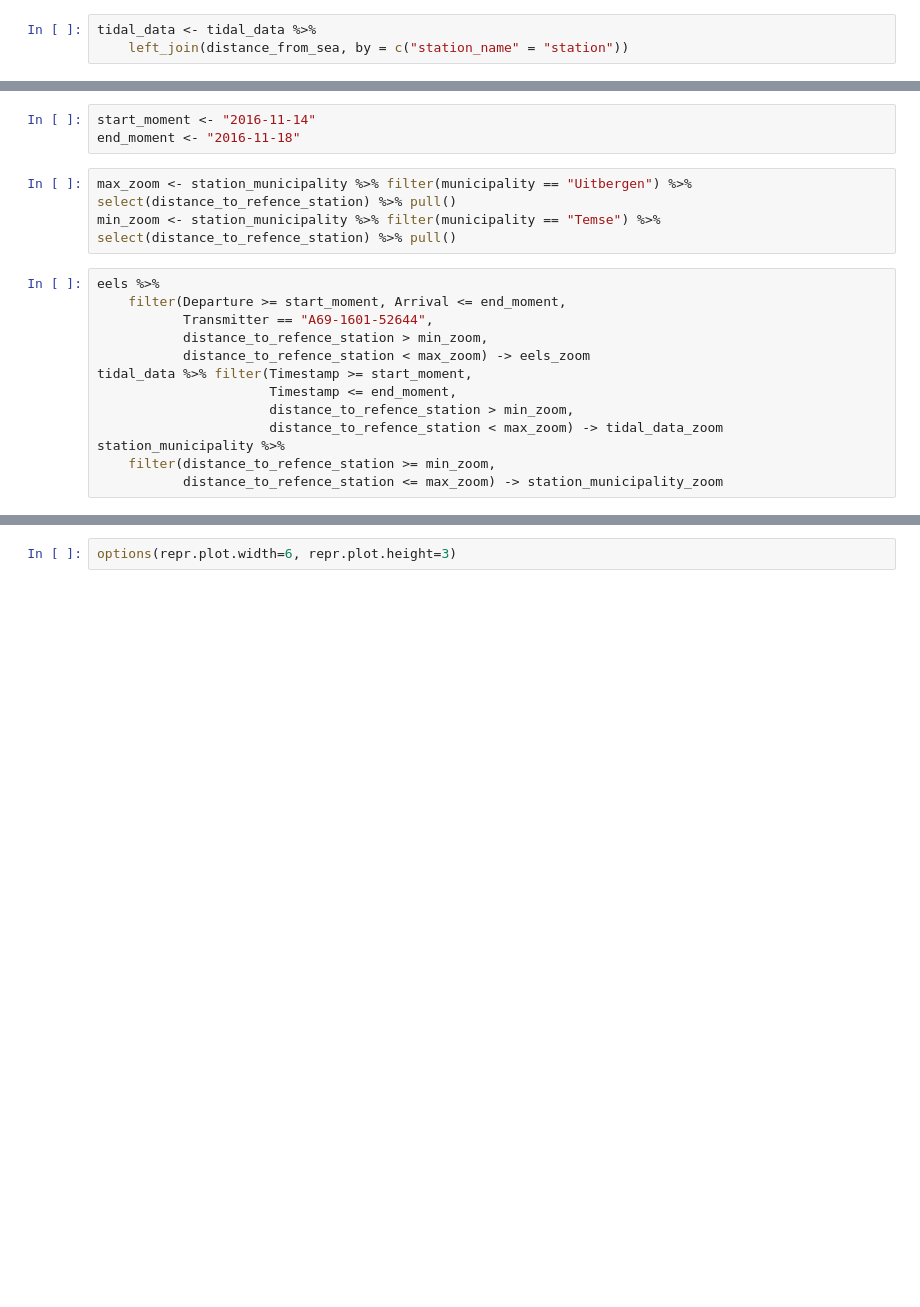
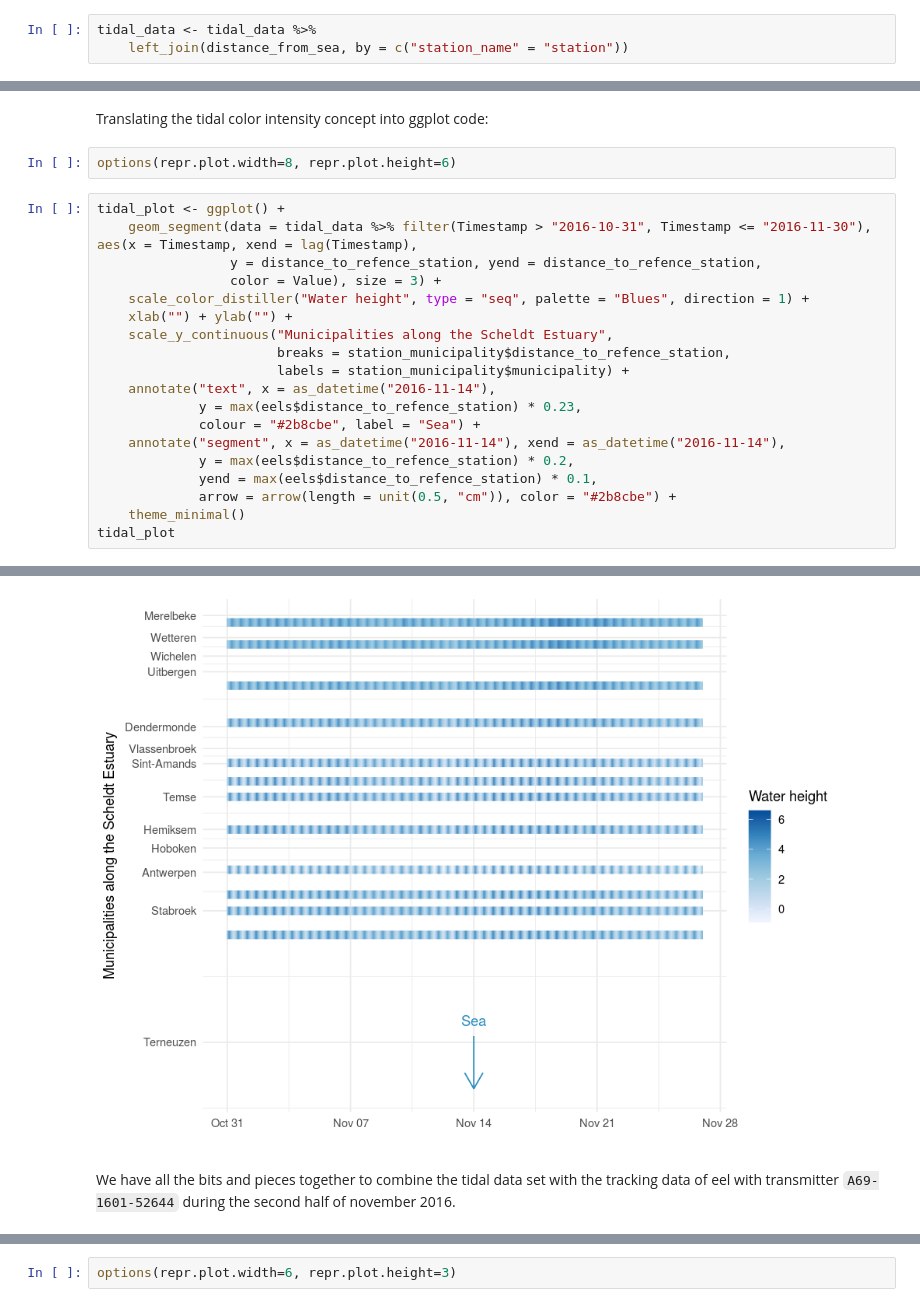
Before and after one commit to inbo/oscibio, a Jupyter notebook: content/posts/waterinfo-tidal.ipynb, the cells around one changed output, grey strips where cells are left out. Cells and saved outputs as stored; diff of their text form; blank space fills up the shorter version.

```diff
--- a/content/posts/waterinfo-tidal.ipynb
+++ b/content/posts/waterinfo-tidal.ipynb
@@ -399,19 +249,24 @@ library(ggridges)
-# %%
-start_moment <- "2016-11-14"
-end_moment <- "2016-11-18"
-# %%
-max_zoom <- station_municipality %>% filter(municipality == "Uitbergen") %>% select(distance_to_refence_station) %>% pull()
-min_zoom <- station_municipality %>% filter(municipality == "Temse") %>% select(distance_to_refence_station) %>% pull()
-# %%
-eels %>%
-    filter(Departure >= start_moment, Arrival <= end_moment,
-           Transmitter == "A69-1601-52644",
-           distance_to_refence_station > min_zoom,
-           distance_to_refence_station < max_zoom) -> eels_zoom
-tidal_data %>% filter(Timestamp >= start_moment,
-                      Timestamp <= end_moment,
-                      distance_to_refence_station > min_zoom,
-                      distance_to_refence_station < max_zoom) -> tidal_data_zoom
-station_municipality %>%
-    filter(distance_to_refence_station >= min_zoom,
-           distance_to_refence_station <= max_zoom) -> station_municipality_zoom
+# %% [markdown]
+Translating the tidal color intensity concept into ggplot code:
+# %%
+options(repr.plot.width=8, repr.plot.height=6)
+# %%
+tidal_plot <- ggplot() +
+    geom_segment(data = tidal_data %>% filter(Timestamp > "2016-10-31", Timestamp <= "2016-11-30"), aes(x = Timestamp, xend = lag(Timestamp),
+                 y = distance_to_refence_station, yend = distance_to_refence_station,
+                 color = Value), size = 3) +
+    scale_color_distiller("Water height", type = "seq", palette = "Blues", direction = 1) +
+    xlab("") + ylab("") +
+    scale_y_continuous("Municipalities along the Scheldt Estuary",
+                       breaks = station_municipality$distance_to_refence_station,
+                       labels = station_municipality$municipality) +
+    annotate("text", x = as_datetime("2016-11-14"),
+             y = max(eels$distance_to_refence_station) * 0.23,
+             colour = "#2b8cbe", label = "Sea") +
+    annotate("segment", x = as_datetime("2016-11-14"), xend = as_datetime("2016-11-14"),
+             y = max(eels$distance_to_refence_station) * 0.2,
+             yend = max(eels$distance_to_refence_station) * 0.1,
+             arrow = arrow(length = unit(0.5, "cm")), color = "#2b8cbe") +
+    theme_minimal()
+tidal_plot
+# %% [output]
@@ -417,0 +275,3 @@ station_municipality %>%
+[figure, added]
+# %% [markdown]
+We have all the bits and pieces together to combine the tidal data set with the tracking data of eel with transmitter `A69-1601-52644`  during the second half of november 2016.
```
Also changed, not shown: parts of 74 cells of this notebook.
